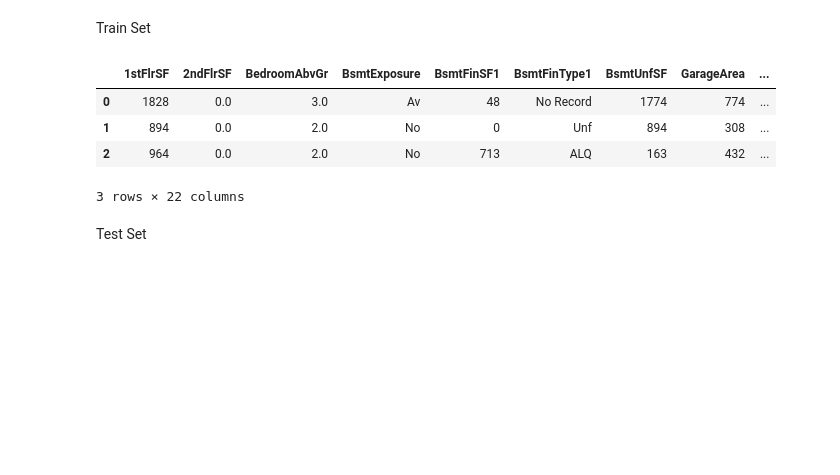
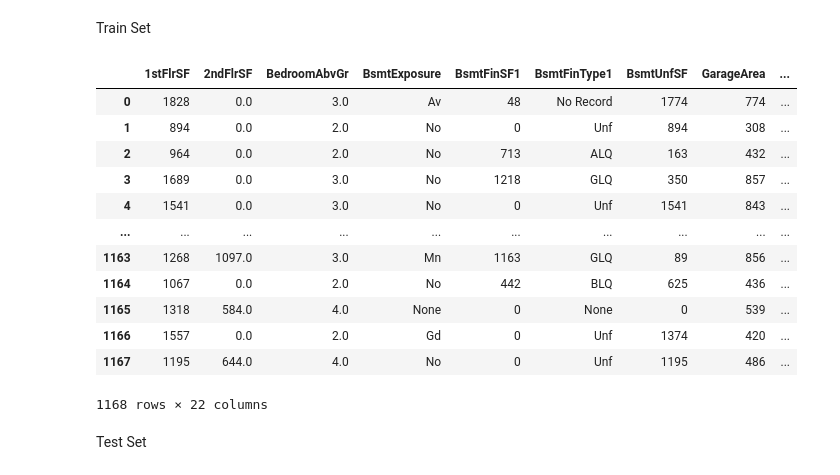
Before and after one commit to rimanfarhood/HeritageHousing, a Jupyter notebook: jupyter_notebooks/04 - FeatureEngineering.ipynb, the cells around one changed output. Saved outputs shown, nothing was run; the diff lists cells and outputs as text; code cells hidden in the pictures; blank space fills up the shorter version.

```diff
--- a/jupyter_notebooks/04 - FeatureEngineering.ipynb
+++ b/jupyter_notebooks/04 - FeatureEngineering.ipynb
@@ -67,16 +67,22 @@ current_dir
 Train Set
 # %%
 import pandas as pd
-train_set_path = "outputs/datasets/cleaned/TrainSet.csv"
-TrainRaw = pd.read_csv("inputs/datasets/raw/TrainRaw.csv")
-TrainSet = pd.read_csv(train_set_path)
-TrainSet.head(3)
+TrainSet = pd.read_csv('outputs/datasets/cleaned/TrainSet.csv')
+TrainSet
 # %% [output]
 |  | 1stFlrSF | 2ndFlrSF | BedroomAbvGr | BsmtExposure | BsmtFinSF1 | BsmtFinType1 | BsmtUnfSF | GarageArea | ... |
 | 0 | 1828 | 0.0 | 3.0 | Av | 48 | No Record | 1774 | 774 | ... |
 | 1 | 894 | 0.0 | 2.0 | No | 0 | Unf | 894 | 308 | ... |
 | 2 | 964 | 0.0 | 2.0 | No | 713 | ALQ | 163 | 432 | ... |
+| 3 | 1689 | 0.0 | 3.0 | No | 1218 | GLQ | 350 | 857 | ... |
+| 4 | 1541 | 0.0 | 3.0 | No | 0 | Unf | 1541 | 843 | ... |
+| ... | ... | ... | ... | ... | ... | ... | ... | ... | ... |
+| 1163 | 1268 | 1097.0 | 3.0 | Mn | 1163 | GLQ | 89 | 856 | ... |
+| 1164 | 1067 | 0.0 | 2.0 | No | 442 | BLQ | 625 | 436 | ... |
+| 1165 | 1318 | 584.0 | 4.0 | None | 0 | None | 0 | 539 | ... |
+| 1166 | 1557 | 0.0 | 2.0 | Gd | 0 | Unf | 1374 | 420 | ... |
+| 1167 | 1195 | 644.0 | 4.0 | No | 0 | Unf | 1195 | 486 | ... |
-3 rows × 22 columns
+1168 rows × 22 columns
 # %% [markdown]
 Test Set
 # %%
```
Also changed, not shown: parts of 15 cells of this notebook, 3 other files.
